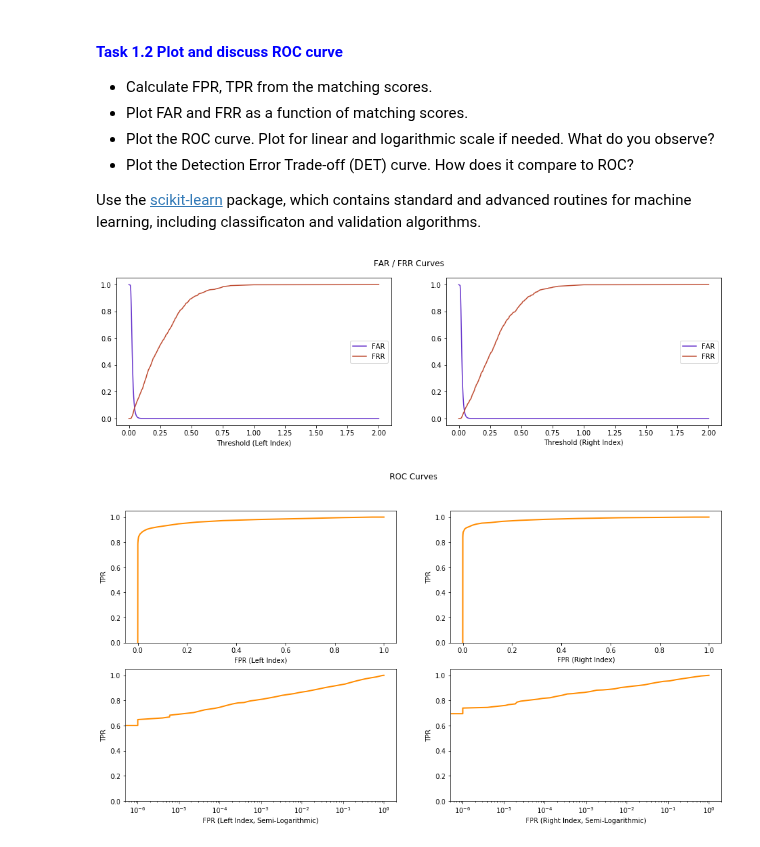
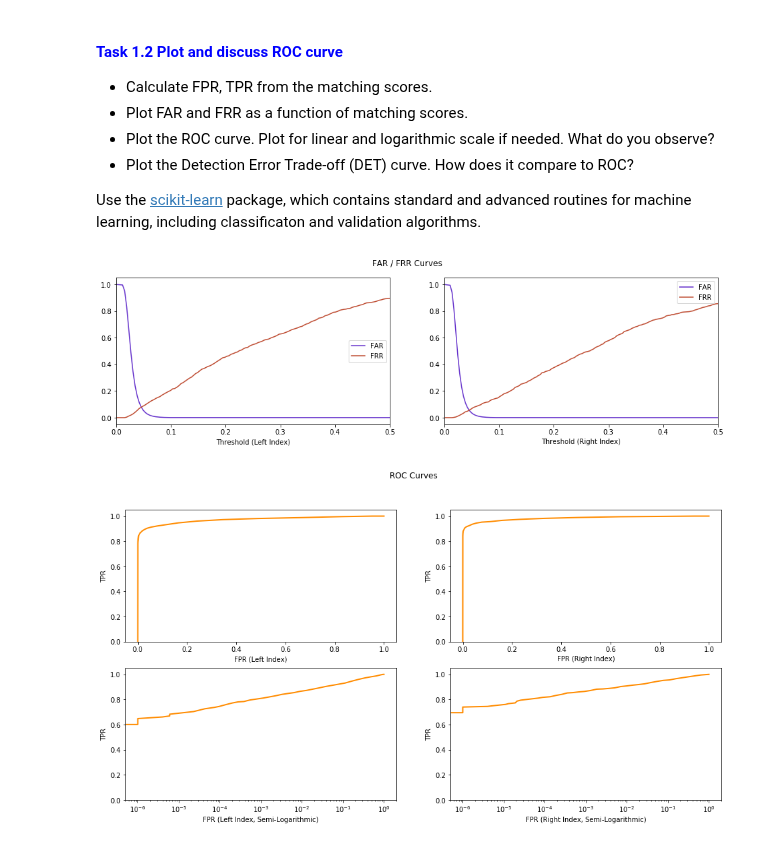
Before and after one commit to BrunoVandekerkhove/biometric-systems, a Jupyter notebook: validating/validating.ipynb, the cells around one changed output. Drawn from its saved outputs; the diff is of its cells as text; code cells hidden in the pictures.

```diff
--- a/validating/validating.ipynb
+++ b/validating/validating.ipynb
@@ -181,27 +181,25 @@ li_fpr, li_tpr, li_thresholds = roc_curve(li_genuine_id, li_scores)
 ri_fpr, ri_tpr, ri_thresholds = roc_curve(ri_genuine_id, ri_scores)
 # %%
 """Plot FAR and FRR as a function of matching scores."""
-
 #thresholds = np.linspace(0.0,1.0,100).tolist()
 #li_far = [fpr(threshold=t) for t in thresholds]
 #li_frr = [1 - tpr(threshold=t) for t in thresholds]
 #ri_imposter_scores = li_scores[li_genuine_id < 1]
 #ri_genuine_scores = li_scores[li_genuine_id > 0]
 #ri_far = [fpr(ri_imposter_scores, t) for t in thresholds]
 #ri_frr = [1 - tpr(ri_genuine_scores, t) for t in thresholds]
-
 figure, axes = plt.subplots(ncols=2, figsize=(16,4))
 figure.suptitle('FAR / FRR Curves')
 axes[0].plot(li_thresholds, li_fpr, color=(0.4,0.2,0.8), label='FAR')
 axes[0].plot(li_thresholds, 1-li_tpr, color=(0.75,0.3,0.2), label='FRR')
-axes[0].set(xlabel='Threshold (Left Index)')
+axes[0].set(xlabel='Threshold (Left Index)', xlim=[0.0,0.5])
 axes[0].legend();
 axes[1].plot(ri_thresholds, ri_fpr, color=(0.4,0.2,0.8), label='FAR')
 axes[1].plot(ri_thresholds, 1-ri_tpr, color=(0.75,0.3,0.2), label='FRR')
-axes[1].set(xlabel='Threshold (Right Index)')
+axes[1].set(xlabel='Threshold (Right Index)', xlim=[0.0,0.5])
 axes[1].legend();
 # %% [output]
-[figure, old version]
+[figure, new version]
 # %%
 """Plot the ROC curve (TPR against the FPR for different threshold values)"""
 figure, axes = plt.subplots(nrows=2, ncols=2, figsize=(16,8))
```
Also changed, not shown: parts of 6 cells of this notebook.
